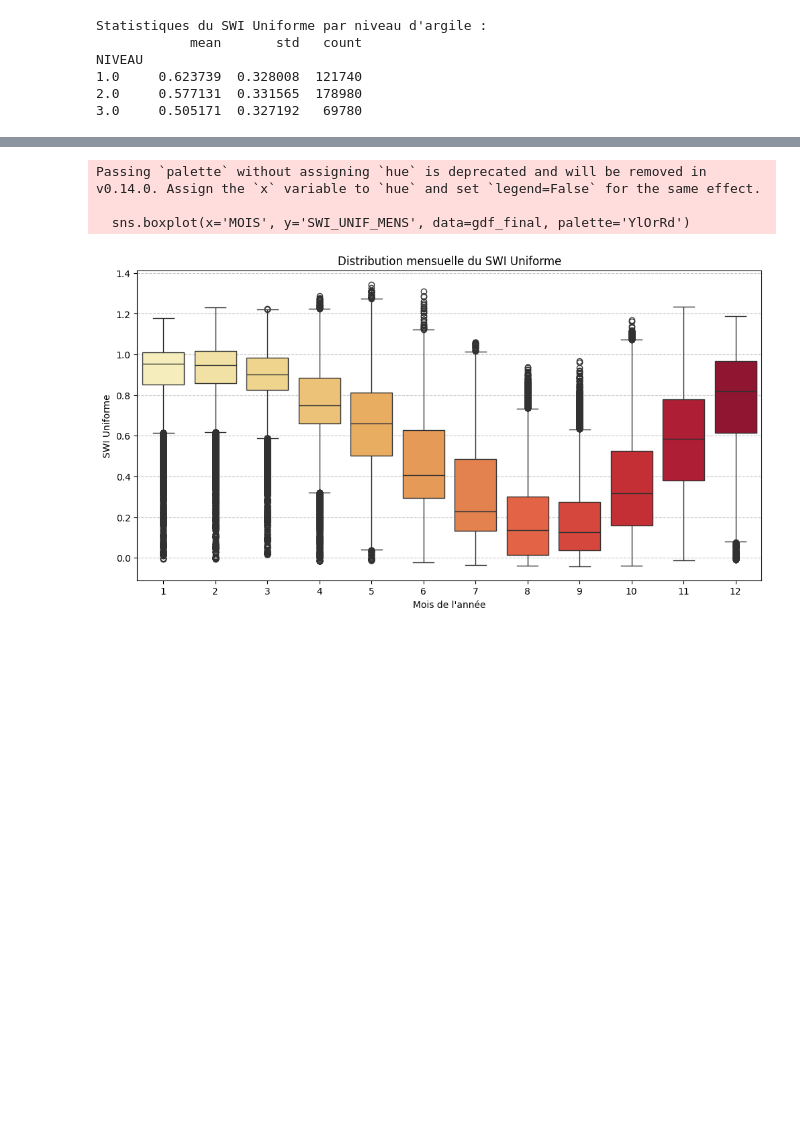
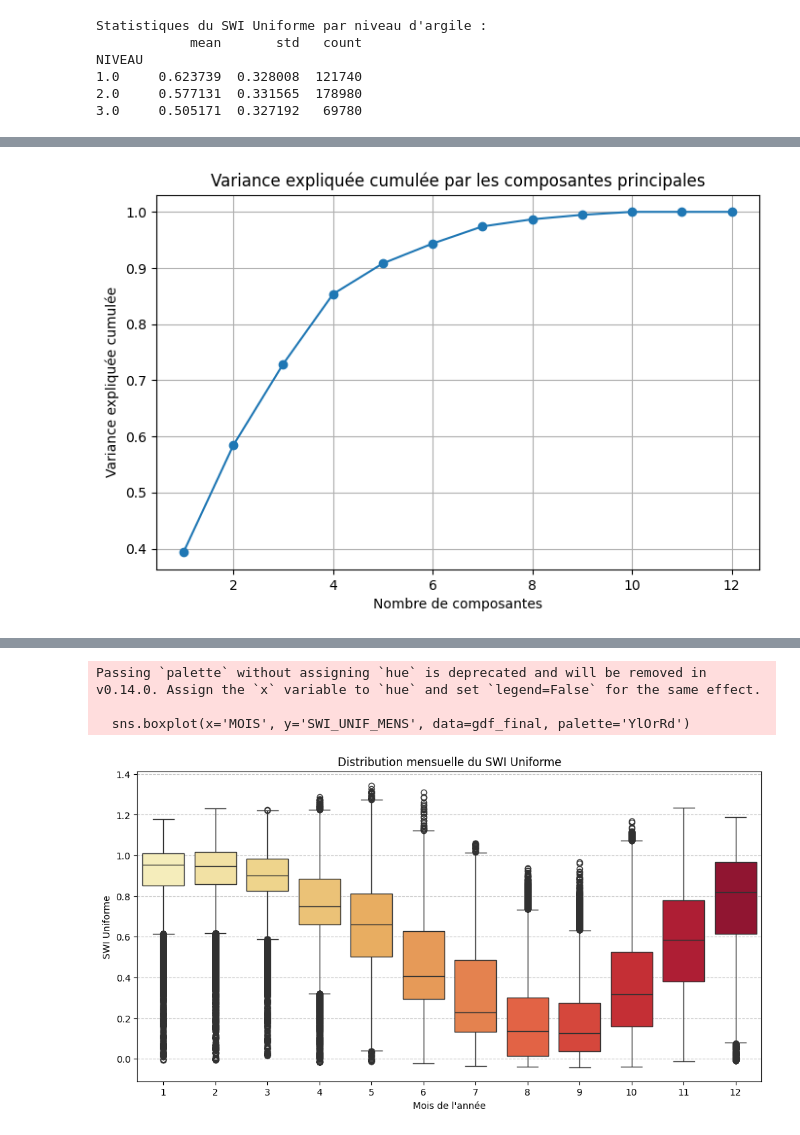
Before and after one commit to Alex-KOUTONSOU/Machine-Learning-for-Climate-Risk, a Jupyter notebook: Part_1.ipynb, the cells around one changed output, grey strips where cells are left out. Cells and saved outputs as stored; diff of their text form; code cells hidden in the pictures; blank space fills up the shorter version.

```diff
--- a/Part_1.ipynb
+++ b/Part_1.ipynb
@@ -649,0 +703,93 @@ NIVEAU
+# %%
+import pandas as pd
+import numpy as np
+from sklearn.preprocessing import StandardScaler
+from sklearn.decomposition import PCA
+import matplotlib.pyplot as plt
+import seaborn as sns
+
+# 🔹 Sélection des variables pour l'ACP
+
+variables_acp = [
+    # Précipitations
+    'PRENEI_MENS', 'PRELIQ_MENS', 'PRETOTM_MENS',
+
+    # Température & bilan énergétique
+    'T_MENS', 'EVAP_MENS', 'ETP_MENS', 'PE_MENS',
+
+    # Hydrologie
+    'DRAINC_MENS', 'RUNC_MENS', 'ECOULEMENT_MENS',
+
+    # Mémoire hydrologique (indices longs)
+    'SPI12_MENS', 'SSWI12_MENS'
+]
+
+
+# Supprimer les lignes avec valeurs manquantes
+df_acp = gdf_final[variables_acp].dropna()
+
+# 🔹 Standardisation
+scaler = StandardScaler()
+df_scaled = scaler.fit_transform(df_acp)
+
+# 🔹 Appliquer l'ACP
+pca = PCA()
+pca.fit(df_scaled)
+
+# 🔹 Variance expliquée par chaque composante
+explained_variance = pca.explained_variance_ratio_
+print("Variance expliquée par composante : ", explained_variance)
+
+# 🔹 Variance cumulée
+plt.figure(figsize=(8,5))
+plt.plot(range(1, len(explained_variance)+1),
+         np.cumsum(explained_variance), marker='o')
+plt.xlabel('Nombre de composantes')
+plt.ylabel('Variance expliquée cumulée')
+plt.title('Variance expliquée cumulée par les composantes principales')
+plt.grid(True)
+plt.show()
+
+# 🔹 Scores PCA
+pca_scores = pca.transform(df_scaled)
+df_scores = pd.DataFrame(pca_scores, columns=[f'PC{i+1}' for i in range(df_scaled.shape[1])])
+
+# 🔹 Visualisation des 2 premières composantes
+plt.figure(figsize=(8,6))
+sns.scatterplot(x=df_scores['PC1'], y=df_scores['PC2'])
+plt.xlabel('PC1')
+plt.ylabel('PC2')
+plt.title('Projection sur les deux premières composantes principales')
+plt.grid(True)
+plt.show()
+
+# 🔹 Loadings (contribution des variables)
+loadings = pd.DataFrame(pca.components_.T, index=variables_acp, columns=[f'PC{i+1}' for i in range(df_scaled.shape[1])])
+print("Loadings des variables sur les composantes :\n", loadings)
+
+# Récupération des loadings
+loadings = pca.components_.T * np.sqrt(pca.explained_variance_)
+
+# Cercle des corrélations (PC1 vs PC2)
+plt.figure(figsize=(7,7))
+
+# Cercle unité
+theta = np.linspace(0, 2*np.pi, 100)
+plt.plot(np.cos(theta), np.sin(theta), linestyle='--', color='gray')
+plt.axhline(0, color='gray', linewidth=0.8)
+plt.axvline(0, color='gray', linewidth=0.8)
+
+# Projection des variables
+for i, var in enumerate(variables_acp):
+    plt.arrow(0, 0, loadings[i,0], loadings[i,1],
+              head_width=0.03, head_length=0.03)
+    plt.text(loadings[i,0]*1.1, loadings[i,1]*1.1, var, fontsize=9)
+
+# Axes
+plt.xlabel(f"PC1 ({pca.explained_variance_ratio_[0]*100:.1f} %)")
+plt.ylabel(f"PC2 ({pca.explained_variance_ratio_[1]*100:.1f} %)")
+plt.title("Cercle des corrélations (PC1–PC2)")
+plt.grid()
+plt.axis('equal')
+plt.show()
+# %% [output]
@@ -649,0 +799 @@ NIVEAU
+[figure, added]
```
Also changed, not shown: parts of 68 cells of this notebook, 3 other files.
